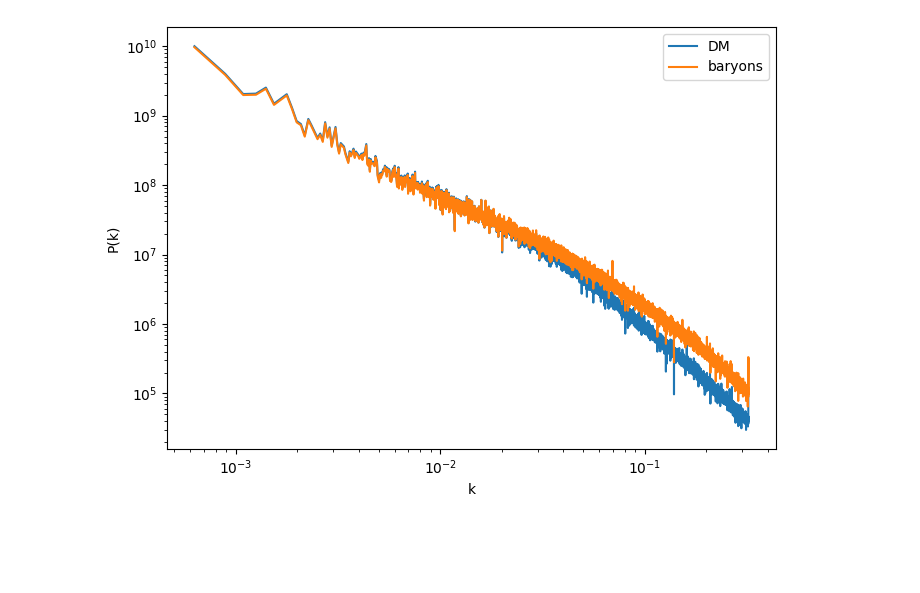
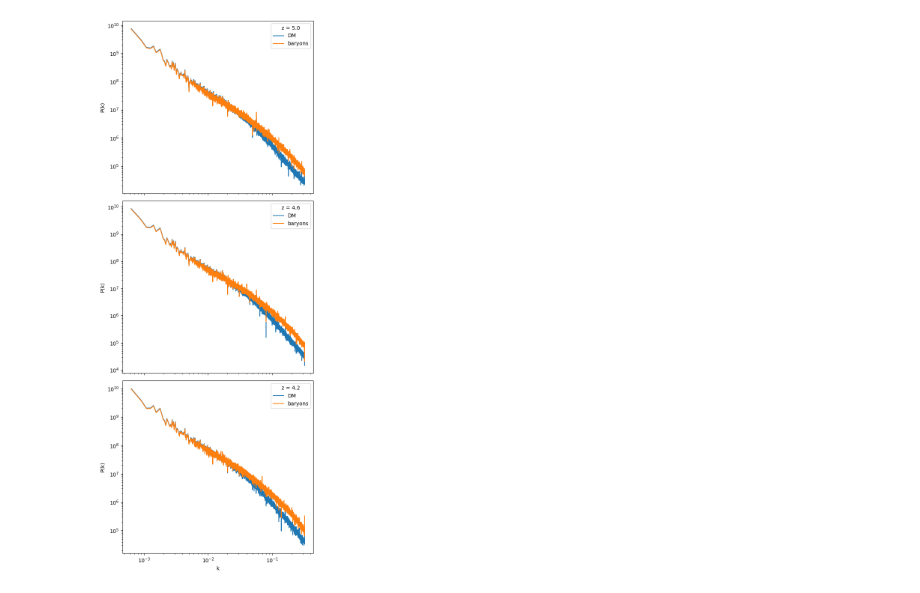
Before and after one commit to willsonho2000/MP-Gadget, a Jupyter notebook: runs/keir/output/powerspec_species.ipynb, the cells around one changed output. Saved outputs shown, nothing was run; the diff lists cells and outputs as text; code cells hidden in the pictures; blank space fills up the shorter version.

Commit message:
powerspectrum_species

```diff
--- a/runs/keir/output/powerspec_species.ipynb
+++ b/runs/keir/output/powerspec_species.ipynb
@@ -9,15 +9,27 @@ def load_power(filename):
     mask = np.isfinite(k) & np.isfinite(power) & (k > 0) & (power > 0)
     return k[mask], power[mask], modes[mask]
 
-k_dm, power_dm, modes_dm = load_power("power-DM-0.1923.txt")
-k_bar, power_bar, modes_bar = load_power("power-bar-0.1923.txt")
+scale_factors = [0.1667, 0.1786, 0.1923]
+redshifts = [1 / a - 1 for a in scale_factors]
+
+power_data = {}
+for a in scale_factors:
+    k_dm, power_dm, modes_dm = load_power(f"power-DM-{a}.txt")
+    k_bar, power_bar, modes_bar = load_power(f"power-bar-{a}.txt")
+    power_data[a] = {"dm": (k_dm, power_dm), "bar": (k_bar, power_bar)}
 # %%
-plt.figure(figsize=(7, 5))
-plt.loglog(k_dm, power_dm, label="DM")
-plt.loglog(k_bar, power_bar, label="baryons")
-plt.xlabel("k")
-plt.ylabel("P(k)")
-plt.legend()
+fig, axes = plt.subplots(len(scale_factors), 1, figsize=(6, 5* len(scale_factors)), sharex=True)
+
+for ax, a, z in zip(axes, scale_factors, redshifts):
+    k_dm, power_dm = power_data[a]["dm"]
+    k_bar, power_bar = power_data[a]["bar"]
+    ax.loglog(k_dm, power_dm, label="DM")
+    ax.loglog(k_bar, power_bar, label="baryons")
+    ax.set_ylabel("P(k)")
+    # ax.set_title(f"z = {z:.1f}")
+    ax.legend(title=f"z = {z:.1f}")
+
+axes[2].set_xlabel("k")
 plt.tight_layout()
 # %% [output]
-[figure, old version]
+[figure, new version]
```
Also changed, not shown: parts of 1 cell of this notebook, 3 other files.
